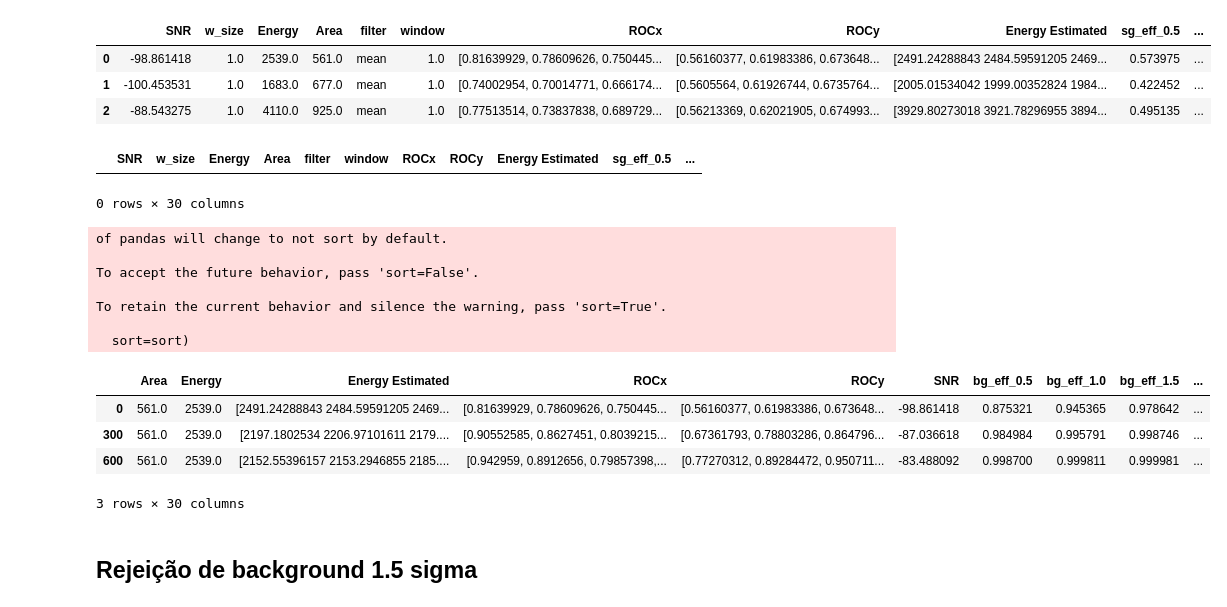
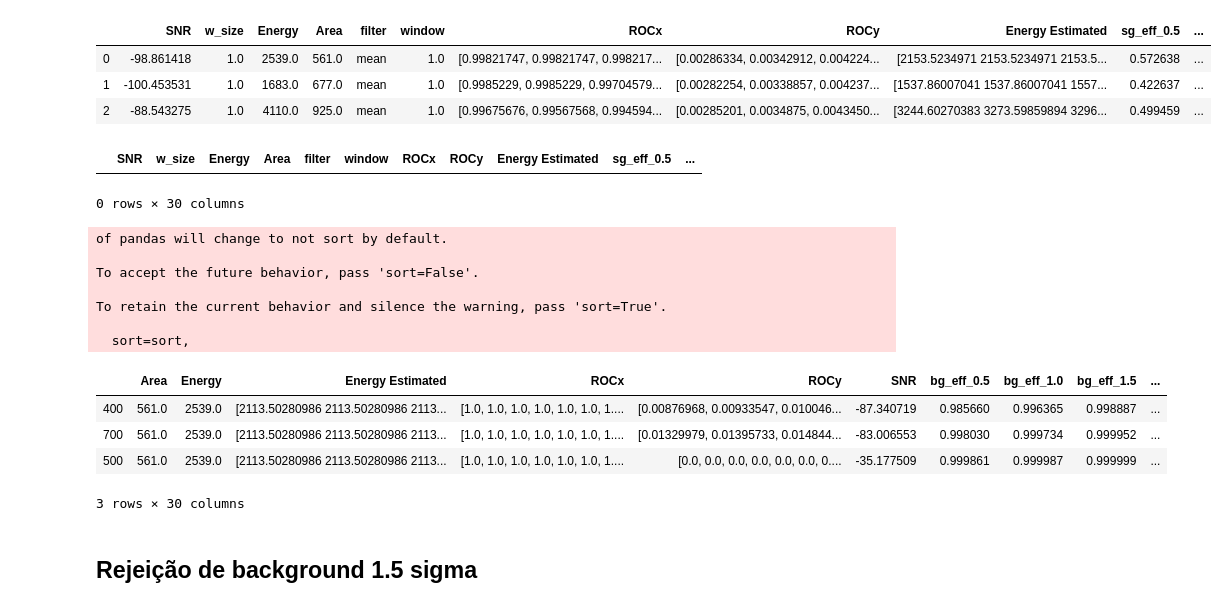
Before and after one commit to Gui1402/filtering_cygnus, a Jupyter notebook: notebooks/filter_analysis.ipynb, the cells around one changed output. Saved outputs shown, nothing was run; the diff lists cells and outputs as text; code cells hidden in the pictures.

```diff
--- a/notebooks/filter_analysis.ipynb
+++ b/notebooks/filter_analysis.ipynb
@@ -12,9 +12,9 @@ from scipy.interpolate import interp1d
 
 def roc_params_build(rocx, rocy, ftype):
     output = {}
-    bound_sup = 2
-    bound_inf = 0
-    basis = np.linspace(bound_inf, bound_sup, 15)
+    bound_sup = 4
+    bound_inf = -4
+    basis = np.linspace(bound_inf, bound_sup, 30)
     for i in range(0, rocx.shape[1]):
         xt = interp1d(rocx[:,i], basis, fill_value = 'extrapolate')
         yt = interp1d(rocy[:,i],basis, fill_value = 'extrapolate')
@@ -45,9 +45,9 @@ def get_roc_params(dfx,dfy, sg_eff = 0.99):
 
 
 def roc_params(dfx, dfy, thresholds):
-  bound_sup = 2
-  bound_inf = 0
-  basis = np.linspace(bound_inf, bound_sup, 15)
+  bound_sup = 4
+  bound_inf = -4
+  basis = np.linspace(bound_inf, bound_sup, 30)
   roc_x = np.array(np.matrix(dfx.tolist()))
   roc_y = np.array(np.matrix(dfy.tolist()))
   auc = abs(np.diff(np.array(roc_x))*np.array(roc_y)[:,:-1]).sum(axis = 1)
@@ -137,9 +137,9 @@ df['image_num'] = indexes
 df.head(3)
 # %% [output]
 |  | SNR | w_size | Energy | Area | filter | window | ROCx | ROCy | Energy Estimated | sg_eff_0.5 | ... |
-| 0 | -98.861418 | 1.0 | 2539.0 | 561.0 | mean | 1.0 | [0.81639929, 0.78609626, 0.750445... | [0.56160377, 0.61983386, 0.673648... | [2491.24288843 2484.59591205 2469... | 0.573975 | ... |
-| 1 | -100.453531 | 1.0 | 1683.0 | 677.0 | mean | 1.0 | [0.74002954, 0.70014771, 0.666174... | [0.5605564, 0.61926744, 0.6735764... | [2005.01534042 1999.00352824 1984... | 0.422452 | ... |
-| 2 | -88.543275 | 1.0 | 4110.0 | 925.0 | mean | 1.0 | [0.77513514, 0.73837838, 0.689729... | [0.56213369, 0.62021905, 0.674993... | [3929.80273018 3921.78296955 3894... | 0.495135 | ... |
+| 0 | -98.861418 | 1.0 | 2539.0 | 561.0 | mean | 1.0 | [0.99821747, 0.99821747, 0.998217... | [0.00286334, 0.00342912, 0.004224... | [2153.5234971 2153.5234971 2153.5... | 0.572638 | ... |
+| 1 | -100.453531 | 1.0 | 1683.0 | 677.0 | mean | 1.0 | [0.9985229, 0.9985229, 0.99704579... | [0.00282254, 0.00338857, 0.004237... | [1537.86007041 1537.86007041 1557... | 0.422637 | ... |
+| 2 | -88.543275 | 1.0 | 4110.0 | 925.0 | mean | 1.0 | [0.99675676, 0.99567568, 0.994594... | [0.00285201, 0.0034875, 0.0043450... | [3244.60270383 3273.59859894 3296... | 0.499459 | ... |
 # %%
 deltas = ['delta_' + st for st in list(efficiency_df.columns) + ['SNR']]
 cumulatives = [i + '_cumulative' for i in deltas]
@@ -176,27 +176,27 @@ To accept the future behavior, pass 'sort=False'.
 
 To retain the current behavior and silence the warning, pass 'sort=True'.
 
-  sort=sort)
+  sort=sort,
 # %%
 df = data
 df['Intensity mean'] = df['Energy']/df['Area']
 # %%
 ## filtrando dados para visualizacao
-filtro = ['mean','median']   ## somente filtros listados
-window = [1,3,5,7]              ## somente nestas janelas
+filtro = ['median','gauss']   ## somente filtros listados
+window = [3,5]              ## somente nestas janelas
 
 df_filt    = df[df.window.isin(window)]
 pattern    = '|'.join(filtro)
 df_filt    = df_filt[df_filt['filter'].str.contains(pattern)]
 new_column = df_filt['filter']  + ', window = ' + df_filt['window'].astype('str')
 df_filt.drop(['filter','window'],axis = 1,inplace = True)
 df_filt['ftype']  = new_column
 df_filt.head(3)
 # %% [output]
 |  | Area | Energy | Energy Estimated | ROCx | ROCy | SNR | bg_eff_0.5 | bg_eff_1.0 | bg_eff_1.5 | ... |
-| 0 | 561.0 | 2539.0 | [2491.24288843 2484.59591205 2469... | [0.81639929, 0.78609626, 0.750445... | [0.56160377, 0.61983386, 0.673648... | -98.861418 | 0.875321 | 0.945365 | 0.978642 | ... |
-| 300 | 561.0 | 2539.0 | [2197.1802534 2206.97101611 2179.... | [0.90552585, 0.8627451, 0.8039215... | [0.67361793, 0.78803286, 0.864796... | -87.036618 | 0.984984 | 0.995791 | 0.998746 | ... |
-| 600 | 561.0 | 2539.0 | [2152.55396157 2153.2946855 2185.... | [0.942959, 0.8912656, 0.79857398,... | [0.77270312, 0.89284472, 0.950711... | -83.488092 | 0.998700 | 0.999811 | 0.999981 | ... |
+| 400 | 561.0 | 2539.0 | [2113.50280986 2113.50280986 2113... | [1.0, 1.0, 1.0, 1.0, 1.0, 1.0, 1.... | [0.00876968, 0.00933547, 0.010046... | -87.340719 | 0.985660 | 0.996365 | 0.998887 | ... |
+| 700 | 561.0 | 2539.0 | [2113.50280986 2113.50280986 2113... | [1.0, 1.0, 1.0, 1.0, 1.0, 1.0, 1.... | [0.01329979, 0.01395733, 0.014844... | -83.006553 | 0.998030 | 0.999734 | 0.999952 | ... |
+| 500 | 561.0 | 2539.0 | [2113.50280986 2113.50280986 2113... | [1.0, 1.0, 1.0, 1.0, 1.0, 1.0, 1.... | [0.0, 0.0, 0.0, 0.0, 0.0, 0.0, 0.... | -35.177509 | 0.999861 | 0.999987 | 0.999999 | ... |
 3 rows × 30 columns
 # %% [markdown]
 ## Rejeição de background 1.5 sigma
```
Also changed, not shown: parts of 10 cells of this notebook, 2 other files.
